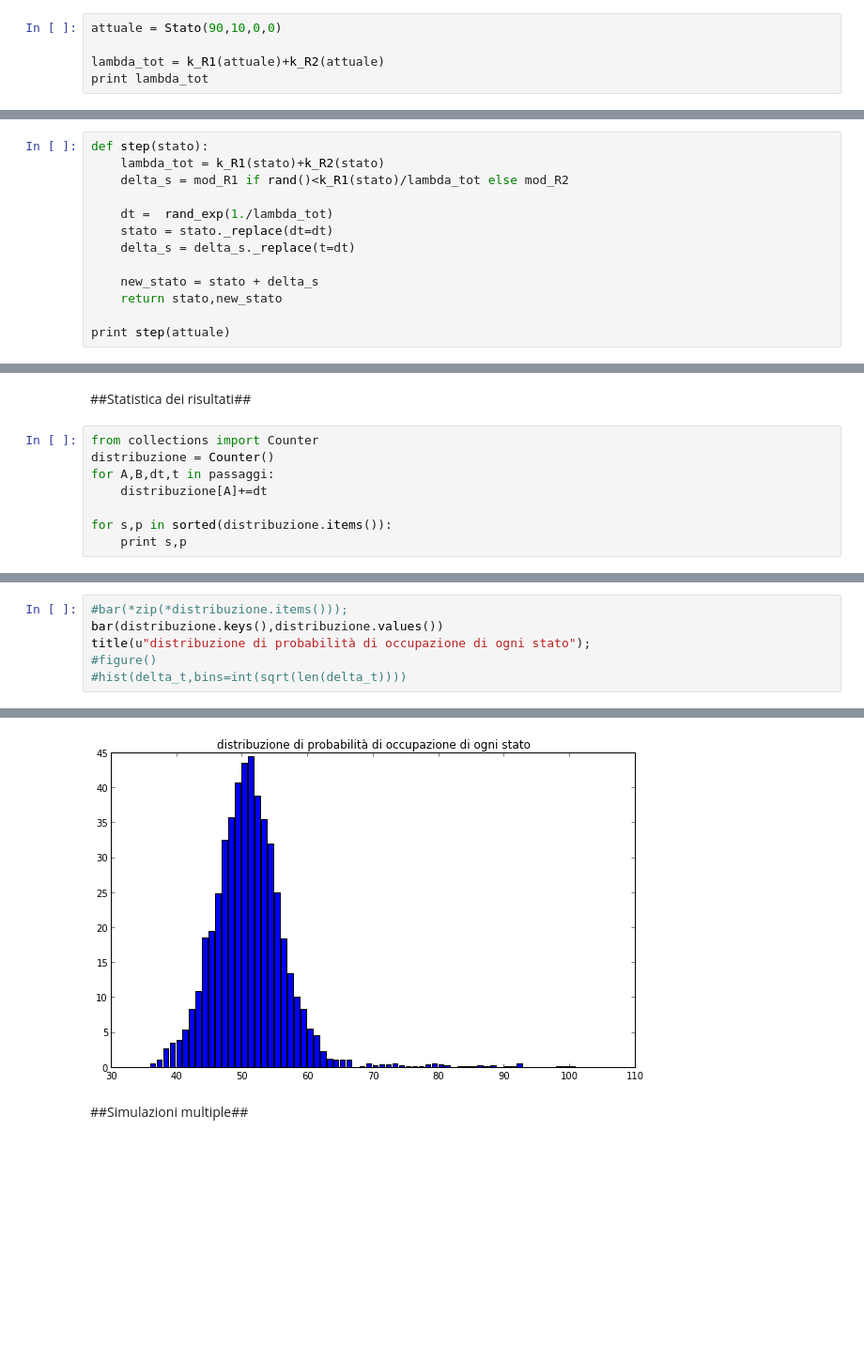
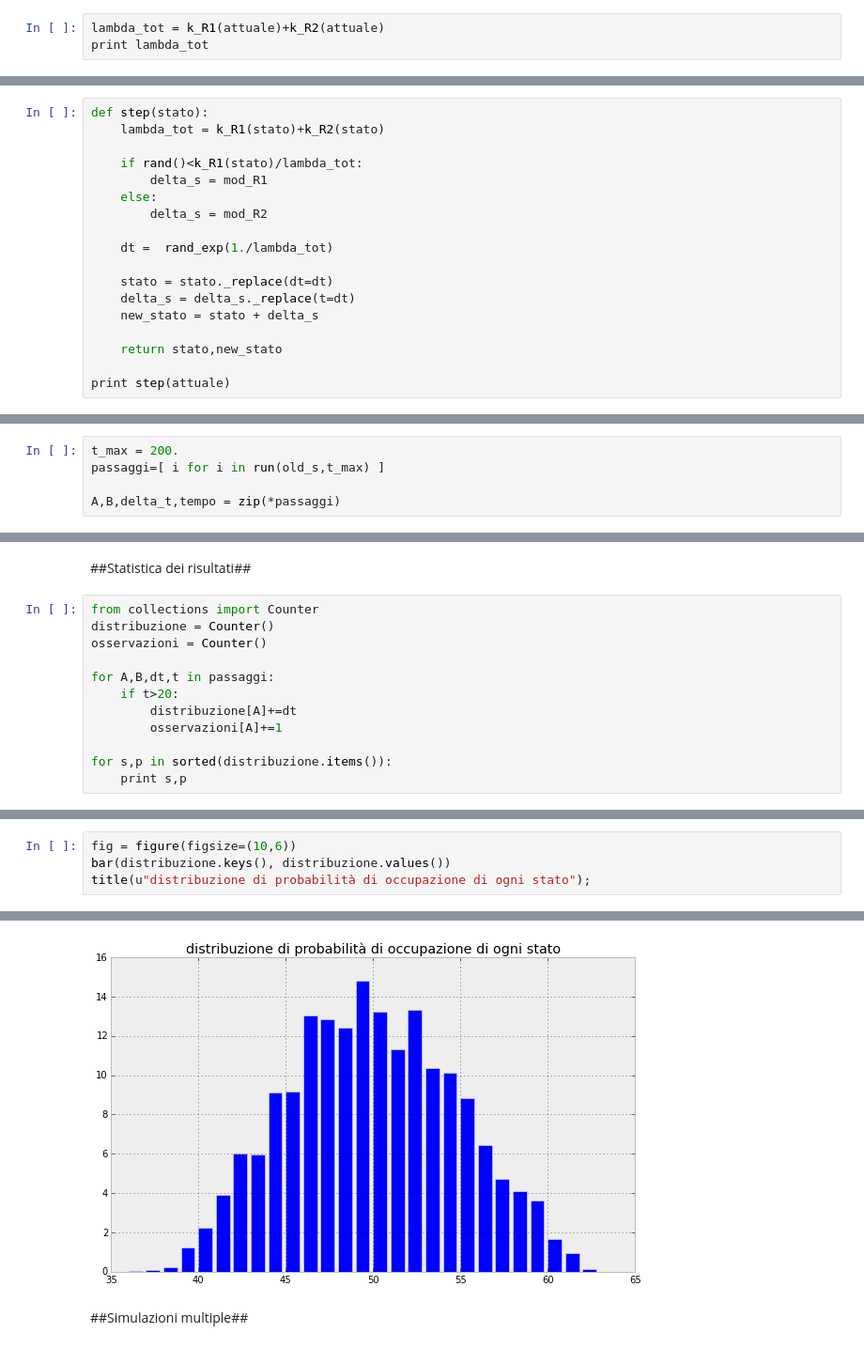
Before and after one commit to EnricoGiampieri/lezionipython, a Jupyter notebook: metodi fisici - gillespie.ipynb, the cells around one changed output, grey strips where cells are left out. Shown: that part at 94% size. Cells and saved outputs as stored; diff of their text form; blank space fills up the shorter version.

```diff
--- a/metodi fisici - gillespie.ipynb
+++ b/metodi fisici - gillespie.ipynb
@@ -104,6 +127,4 @@ controlliamo che ci dia il risultato che ci attendiamo per la lambda totale (tem
 # %%
-attuale = Stato(90,10,0,0)
-
 lambda_tot = k_R1(attuale)+k_R2(attuale)
 print lambda_tot
 # %% [output]
@@ -141,13 +162,18 @@ Questa funzione è il vero cuore della simulazione. È composta di due parti pri
 # %%
 def step(stato):
     lambda_tot = k_R1(stato)+k_R2(stato)
-    delta_s = mod_R1 if rand()<k_R1(stato)/lambda_tot else mod_R2
+
+    if rand()<k_R1(stato)/lambda_tot:
+        delta_s = mod_R1
+    else:
+        delta_s = mod_R2
 
     dt =  rand_exp(1./lambda_tot)
+
     stato = stato._replace(dt=dt)
     delta_s = delta_s._replace(t=dt)
+    new_stato = stato + delta_s
 
-    new_stato = stato + delta_s
     return stato,new_stato
 
 print step(attuale)
@@ -158 +211,6 @@ print step(attuale)
+# %%
+t_max = 200.
+passaggi=[ i for i in run(old_s,t_max) ]
+
+A,B,delta_t,tempo = zip(*passaggi)
 # %%
@@ -185,8 +231,12 @@ title("concentrazione nel tempo");
 # %%
 from collections import Counter
 distribuzione = Counter()
+osservazioni = Counter()
+
 for A,B,dt,t in passaggi:
-    distribuzione[A]+=dt
+    if t>20:
+        distribuzione[A]+=dt
+        osservazioni[A]+=1
 
 for s,p in sorted(distribuzione.items()):
     print s,p
@@ -211,7 +261,5 @@ for s,p in sorted(distribuzione.items()):
 # %%
-#bar(*zip(*distribuzione.items()));
-bar(distribuzione.keys(),distribuzione.values())
+fig = figure(figsize=(10,6))
+bar(distribuzione.keys(), distribuzione.values())
 title(u"distribuzione di probabilità di occupazione di ogni stato");
-#figure()
-#hist(delta_t,bins=int(sqrt(len(delta_t))))
 # %% [output]
@@ -219,4 +266,4 @@ title(u"distribuzione di probabilità di occupazione di ogni stato");
-[figure, old version]
+[figure, new version]
 # %% [markdown]
 ##Simulazioni multiple##
 # %%
```
Also changed, not shown: parts of 48 cells of this notebook, 7 other files.
